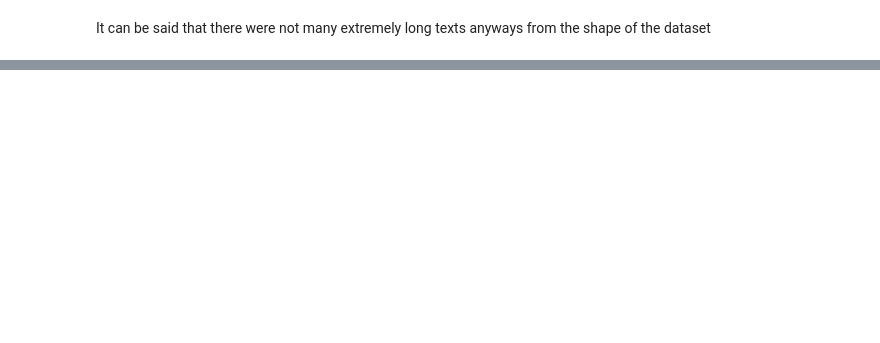
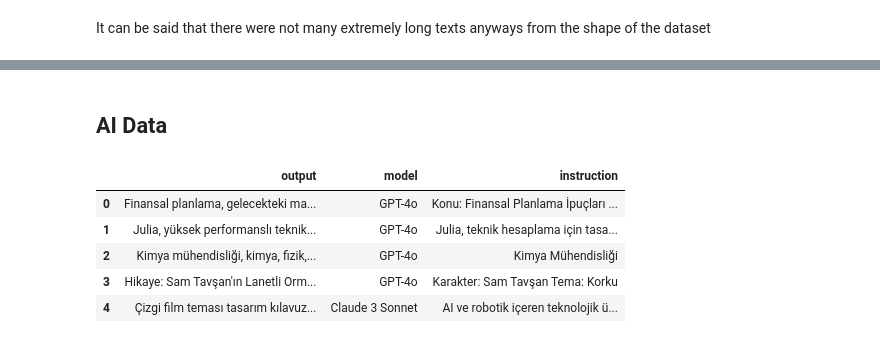
Before and after one commit to meric2/Turkish-AI-Generated-Content-Detection, a Jupyter notebook: data_preprocess.ipynb, the cells around one changed output, grey strips where cells are left out. Cells and saved outputs as stored; diff of their text form; code cells hidden in the pictures; blank space fills up the shorter version.

```diff
--- a/data_preprocess.ipynb
+++ b/data_preprocess.ipynb
@@ -147,0 +149,12 @@ plt.show()
+# %% [markdown]
+## AI Data
+# %%
+ai_data = pd.read_excel('aidataset.xlsx')
+ai_data.head()
+# %% [output]
+|  | output | model | instruction |
+| 0 | Finansal planlama, gelecekteki ma... | GPT-4o | Konu: Finansal Planlama İpuçları ... |
+| 1 | Julia, yüksek performanslı teknik... | GPT-4o | Julia, teknik hesaplama için tasa... |
+| 2 | Kimya mühendisliği, kimya, fizik,... | GPT-4o | Kimya Mühendisliği |
+| 3 | Hikaye: Sam Tavşan'ın Lanetli Orm... | GPT-4o | Karakter: Sam Tavşan Tema: Korku |
+| 4 | Çizgi film teması tasarım kılavuz... | Claude 3 Sonnet | AI ve robotik içeren teknolojik ü... |
```
Also changed, not shown: parts of 9 cells of this notebook, 3 other files.
